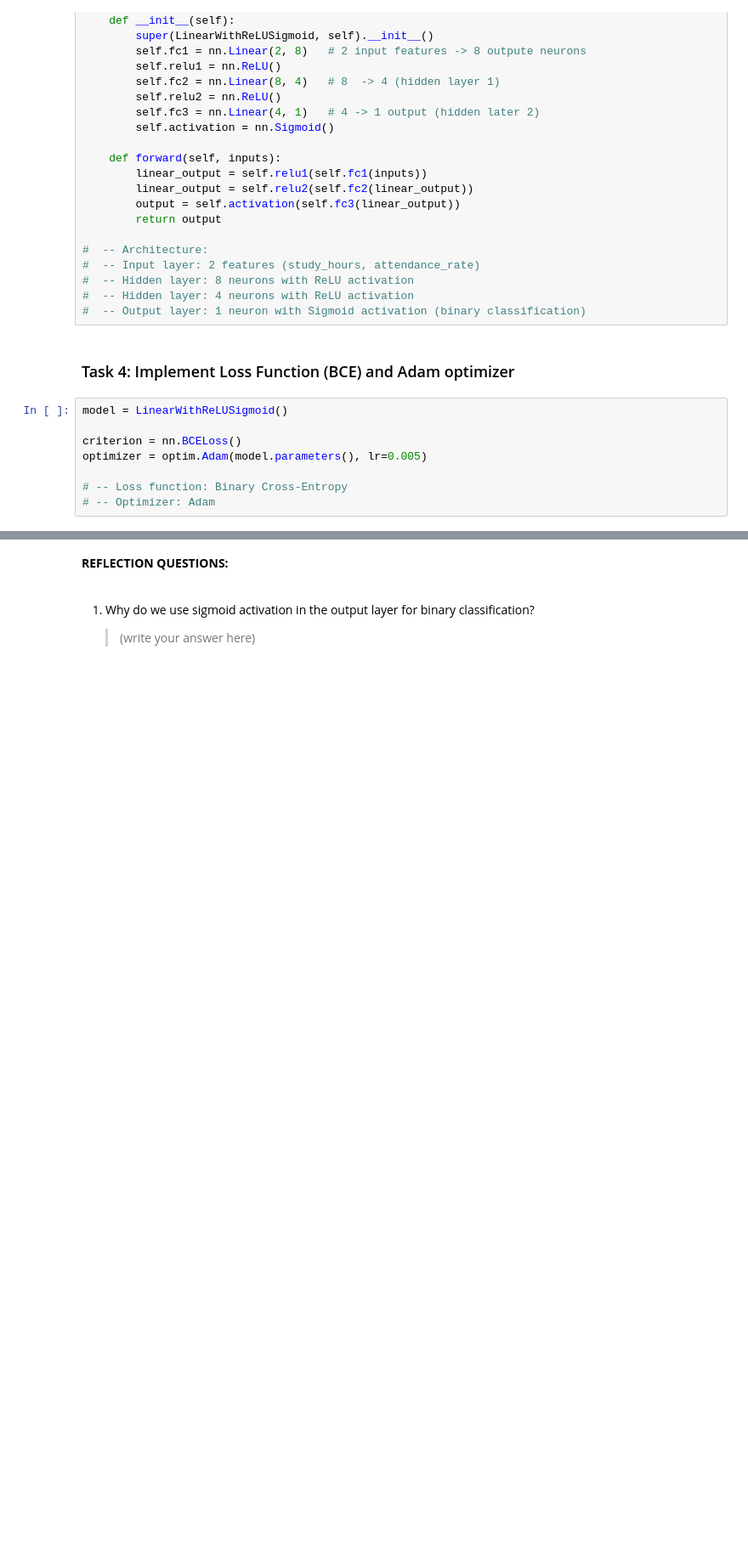
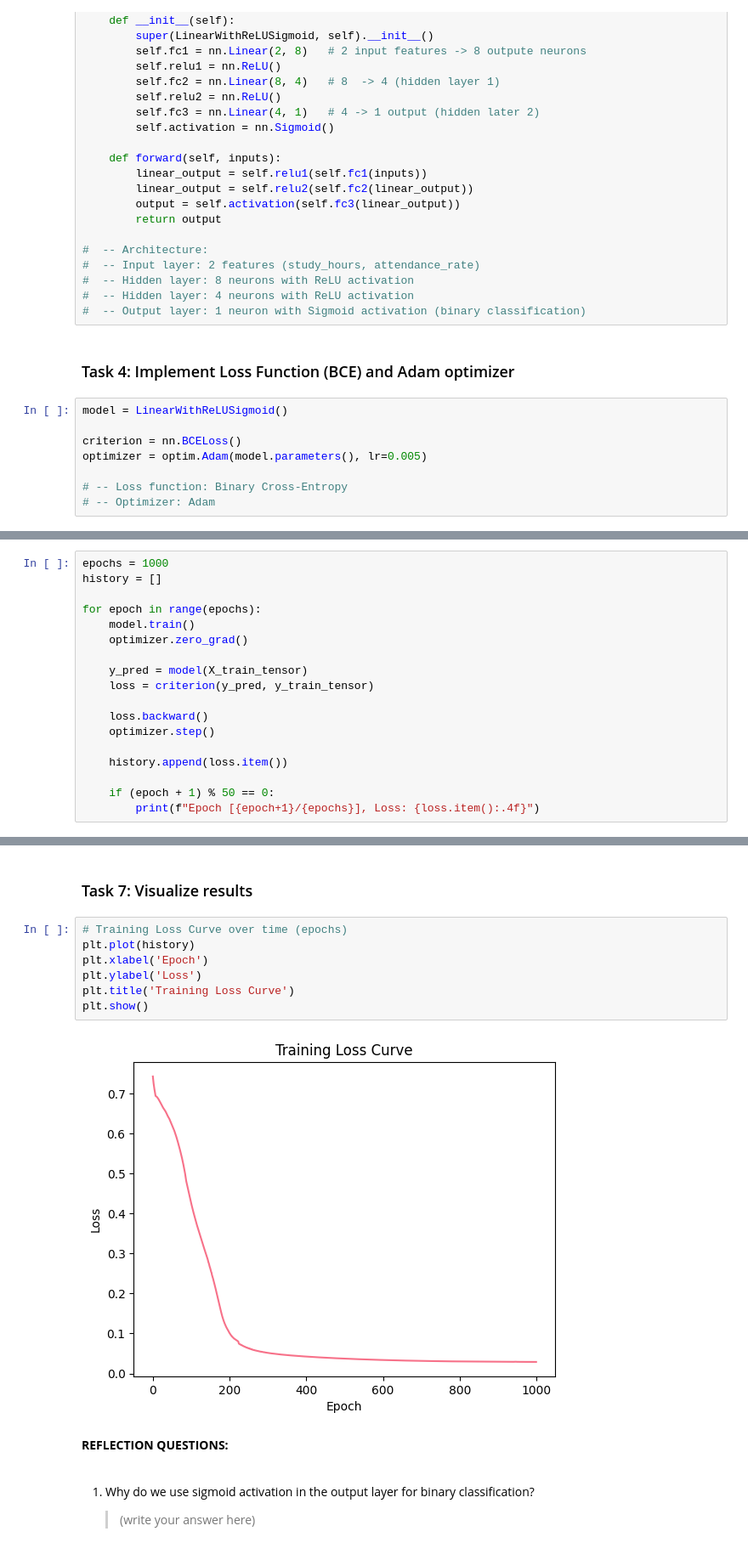
Before and after one commit to bbeecue/csc173_activity02_belvis, a Jupyter notebook: CSC173_Activity02_Belvis_Febe.ipynb, the cells around one changed output, grey strips where cells are left out. Shown: that part at 85% size. Cells and saved outputs as stored; diff of their text form; blank space fills up the shorter version.

Commit message:
Task 5-7: Training the model and evaluating the performance + loss curve visualization

```diff
--- a/CSC173_Activity02_Belvis_Febe.ipynb
+++ b/CSC173_Activity02_Belvis_Febe.ipynb
@@ -475,0 +466,18 @@ optimizer = optim.Adam(model.parameters(), lr=0.005)
+# %%
+epochs = 1000
+history = []
+
+for epoch in range(epochs):
+    model.train()
+    optimizer.zero_grad()
+
+    y_pred = model(X_train_tensor)
+    loss = criterion(y_pred, y_train_tensor)
+
+    loss.backward()
+    optimizer.step()
+
+    history.append(loss.item())
+
+    if (epoch + 1) % 50 == 0:
+        print(f"Epoch [{epoch+1}/{epochs}], Loss: {loss.item():.4f}")
@@ -476,3 +520,14 @@ optimizer = optim.Adam(model.parameters(), lr=0.005)
+# %% [markdown]
+### Task 7: Visualize results
+# %%
+# Training Loss Curve over time (epochs)
+plt.plot(history)
+plt.xlabel('Epoch')
+plt.ylabel('Loss')
+plt.title('Training Loss Curve')
+plt.show()
+# %% [output]
+[figure, added]
 # %% [markdown]
 **REFLECTION QUESTIONS:**
 # %% [markdown]
```
Also changed, not shown: parts of 14 cells of this notebook.
